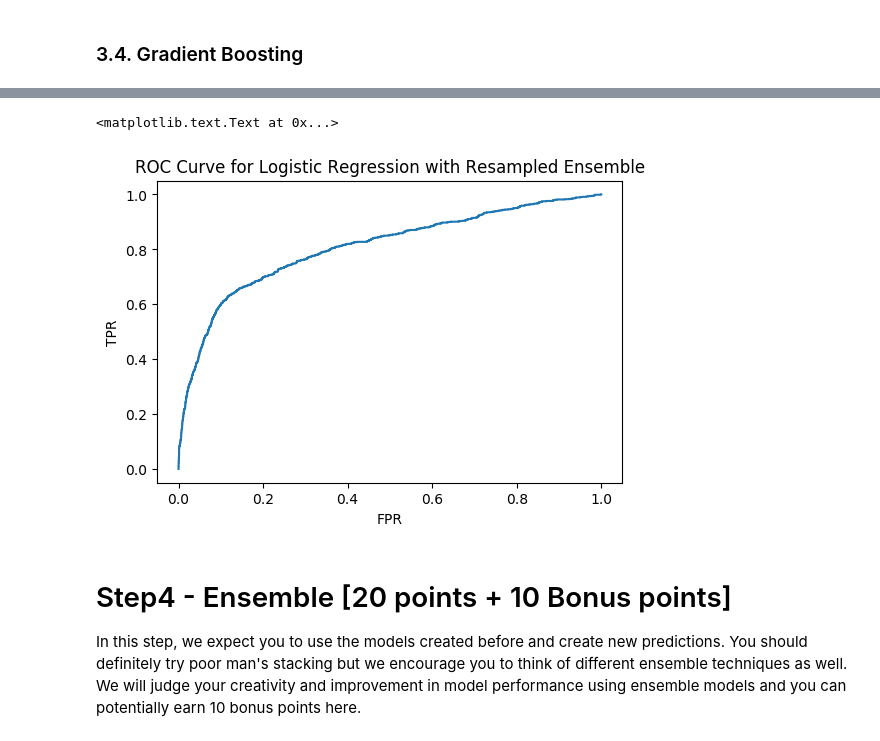
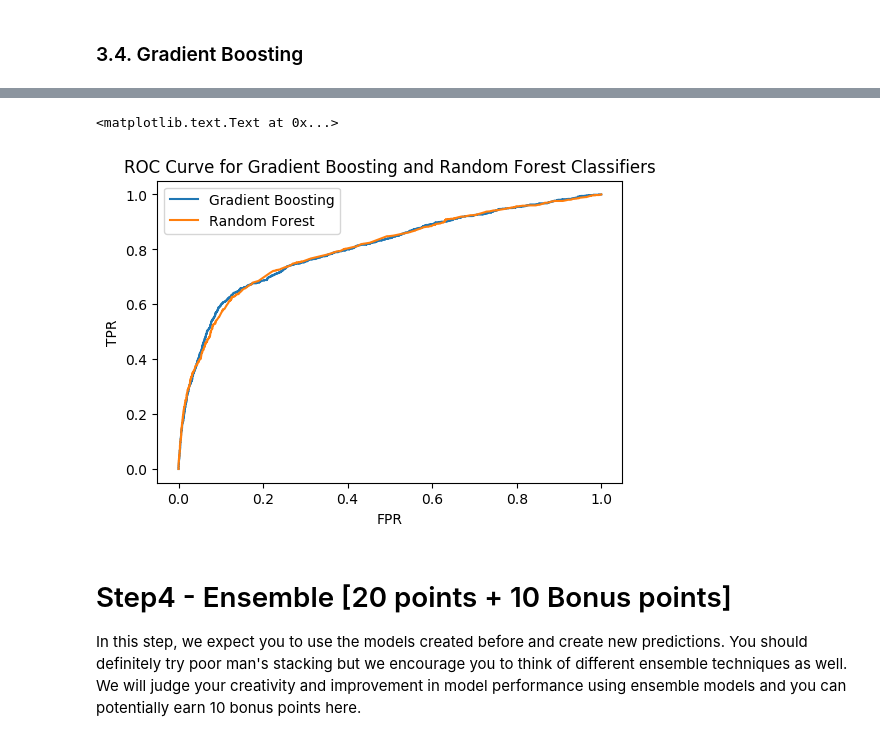
Before and after one commit to jagerhartman1/homework-iii-jagerhartman1-master, a Jupyter notebook: hw3_starter_notebook.ipynb, the cells around one changed output, grey strips where cells are left out. Drawn from its saved outputs; the diff is of its cells as text; code cells hidden in the pictures.

```diff
--- a/hw3_starter_notebook.ipynb
+++ b/hw3_starter_notebook.ipynb
@@ -737,7 +692,7 @@ Feature engineering includes adding `PolynomialFeatures` with bias and interacti
 from sklearn.base import clone
 from sklearn.ensemble import VotingClassifier
 
-def make_resampled_ensemble(estimator, n_estimators=100):
+def make_resampled_ensemble(estimator, n_estimators=10):
     estimators = []
     for i in range(n_estimators):
         est = clone(estimator)
@@ -753,4 +708,5 @@ resampled_lr = make_resampled_ensemble(LogisticRegression(C=1))
 
 scores = cross_val_score(resampled_lr, X_train, y_train, cv=5, scoring='roc_auc')
 print(np.mean(scores))
+resampled_lr.fit(X_train,y_train)
 # %% [output]
@@ -806,11 +764,2 @@ Execution time: 25.92217299999993 seconds.
 # %% [markdown]
 For logistic regression, we used `PolynomialFeatures` to create more features in the model, which had a higher score than having an additional feature selection such as `SelectPercentile`. We also used `MinMaxScaler` to subtract minimum and divide by range. Afterwards between 0 and 1. `RandomUnderSampler` was used to deal with imbalanced data. We performed evaluation using cross validations but apparently the resampled ensemble technique for linear regression outperforms the score.
-# %%
-from sklearn.linear_model import Lasso
-select = RFE(Lasso(alpha=0.1))
-select.fit(X_train, y_train)
-
-X_train_rfe= select.transform(X_train)
-X_test_rfe= select.transform(X_test)
-
-make_imb_pipeline(RFE(Lasso(alpha=0.1)), LogisticRegression(C=0.1))
@@ -908,14 +845,19 @@ X_train_selected.shape: (24712, 16)
 # %%
 param_grid_dtc = {'decisiontreeclassifier__criterion':['gini', 'entropy'],
-                  'decisiontreeclassifier__max_leaf_nodes': [None, 2, 4, 6, 8, 10, 50],
-                  'decisiontreeclassifier__max_depth':[None, 10, 50]}
-
+                  'decisiontreeclassifier__max_leaf_nodes': [None, 2, 4, 6, 8, 10],
+                  'decisiontreeclassifier__max_depth':[None, 10]}
 
 pipe_rtt = make_imb_pipeline(RandomUnderSampler(), MinMaxScaler(), DecisionTreeClassifier())
 
+start = time.clock()
+
 grid = GridSearchCV(pipe_rtt, param_grid = param_grid_dtc, cv=5, scoring = 'roc_auc')
 grid.fit(X_train_selected, y_train)
+
+end = time.clock()
+
 print(grid.best_params_)
 print(grid.score(X_train_selected, y_train))
 print(grid.score(X_test_selected, y_test))
+print("Time to execute:", (end - start))
 # %% [output]
@@ -982,14 +925,16 @@ X_train_selected.shape: (24712, 16)
 # %%
+"""
 bagging = BaggingClassifier(KNeighborsClassifier(),
-                            max_samples=0.5, max_features=0.5, random_state=2)
+                          max_samples=0.5, max_features=0.5, random_state=2)
 
-param_grid = {"baggingclassifier__n_estimators" : range(5,25,10)}
+param_grid = {"baggingclassifier__n_estimators" : [5, 10, 15, 20]}
 
 rus = make_imb_pipeline(RandomOverSampler(), MinMaxScaler(), bagging)
 
 grid = GridSearchCV(rus, param_grid=param_grid, cv=10, scoring = 'roc_auc')
 grid.fit(X_train_selected, y_train)
 
-print("Accuracy on training set: {:.2f}".format(grid.score(X_train_selected, y_train)))
-print("Accuracy on test set: {:.2f}".format(grid.score(X_test_selected, y_test)))
+print("ROC-AUC score on training set: {:.2f}".format(grid.score(X_train_selected, y_train)))
+print("ROC-AUC score on test set: {:.2f}".format(grid.score(X_test_selected, y_test)))
+"""
 # %% [output]
@@ -1081,17 +1060,21 @@ We started with multiple techniques, random forest gave us beginning but gradien
 # %%
 from sklearn.metrics import roc_curve
 
-props_original = resampled_lr.predict_proba(X_test)[:, 1]
-fpr_org, tpr_org, _ = roc_curve(y_test, props_original)
+props_gbrt = gbrt.predict_proba(X_test)[:, 1]
+fpr_gbrt, tpr_gbrt, _ = roc_curve(y_test, props_gbrt)
+plt.plot(fpr_gbrt, tpr_gbrt, label="Gradient Boosting")
 
-plt.plot(fpr_org, tpr_org)
+props_rf = grid_search_RF.predict_proba(X_test_selected)[:, 1]
+fpr_rf, tpr_rf, _ = roc_curve(y_test, props_rf)
+plt.plot(fpr_rf, tpr_rf, label="Random Forest")
+
 plt.legend()
-plt.title("ROC Curve for Logistic Regression with Resampled Ensemble")
+plt.title("ROC Curve for Gradient Boosting and Random Forest Classifiers")
 plt.xlabel("FPR")
 plt.ylabel("TPR")
 # %% [output]
 <matplotlib.text.Text at 0x...>
-[figure, old version]
+[figure, new version]
 # %% [markdown]
 # Step4 - Ensemble [20 points + 10 Bonus points]
 
```
Also changed, not shown: parts of 99 cells of this notebook, 1 other file.
